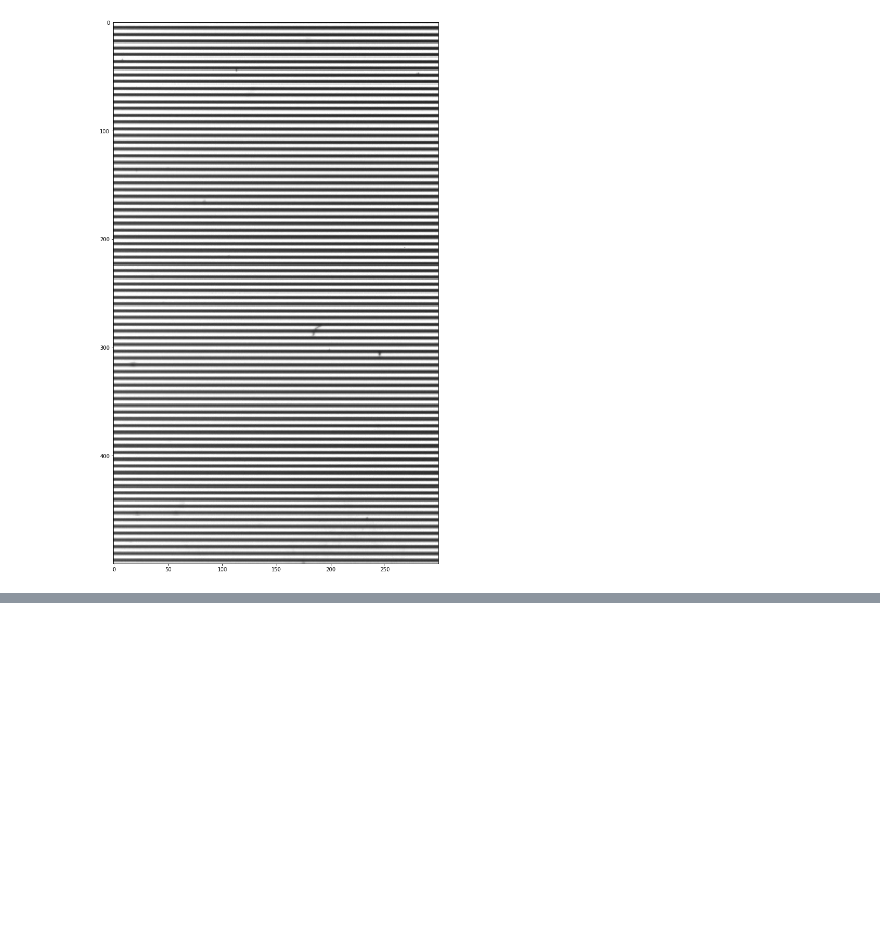
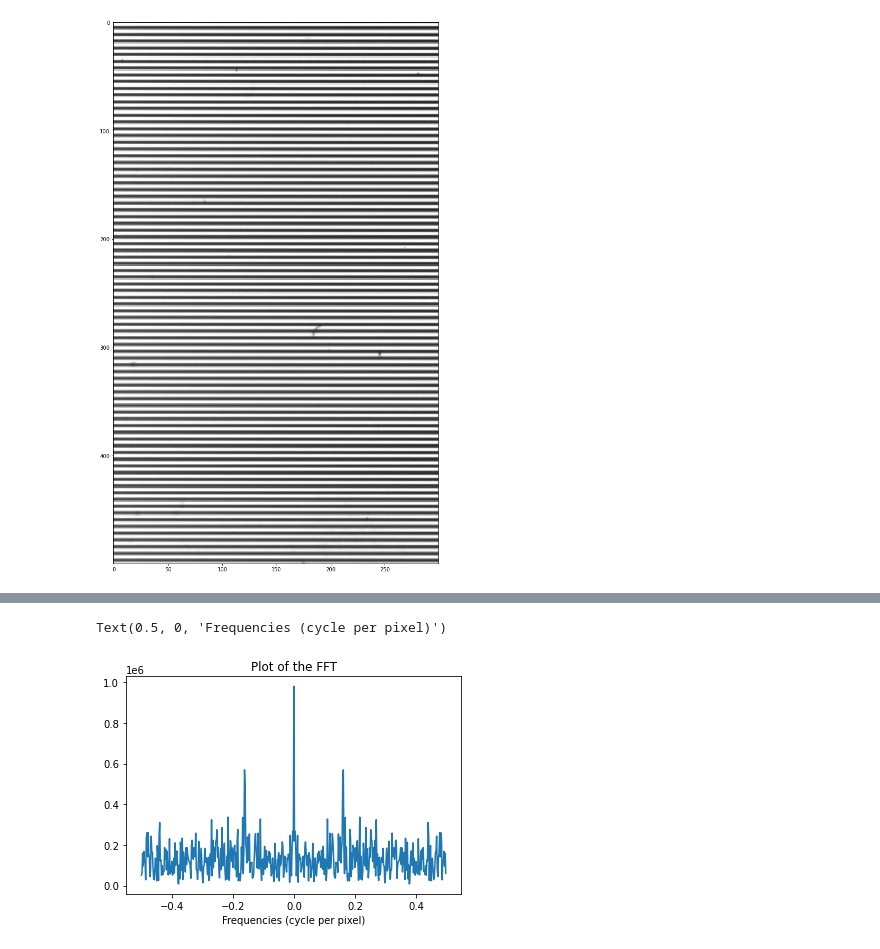
Before and after one commit to kwokkenton/optea, a Jupyter notebook: dof.ipynb, the cells around one changed output, grey strips where cells are left out. Drawn from its saved outputs; the diff is of its cells as text; code cells hidden in the pictures; blank space fills up the shorter version.

```diff
--- a/dof.ipynb
+++ b/dof.ipynb
@@ -44,0 +56,7 @@ plt.plot(fftshift(ft_log[:, 0]))
+# %%
+plt.title('Plot of the FFT')
+plt.plot(x_freqs, (np.abs(ft)[:,0]), ls='-')
+plt.xlabel('Frequencies (cycle per pixel)')
+# %% [output]
+Text(0.5, 0, 'Frequencies (cycle per pixel)')
+[figure, added]
```
Also changed, not shown: parts of 20 cells of this notebook.
